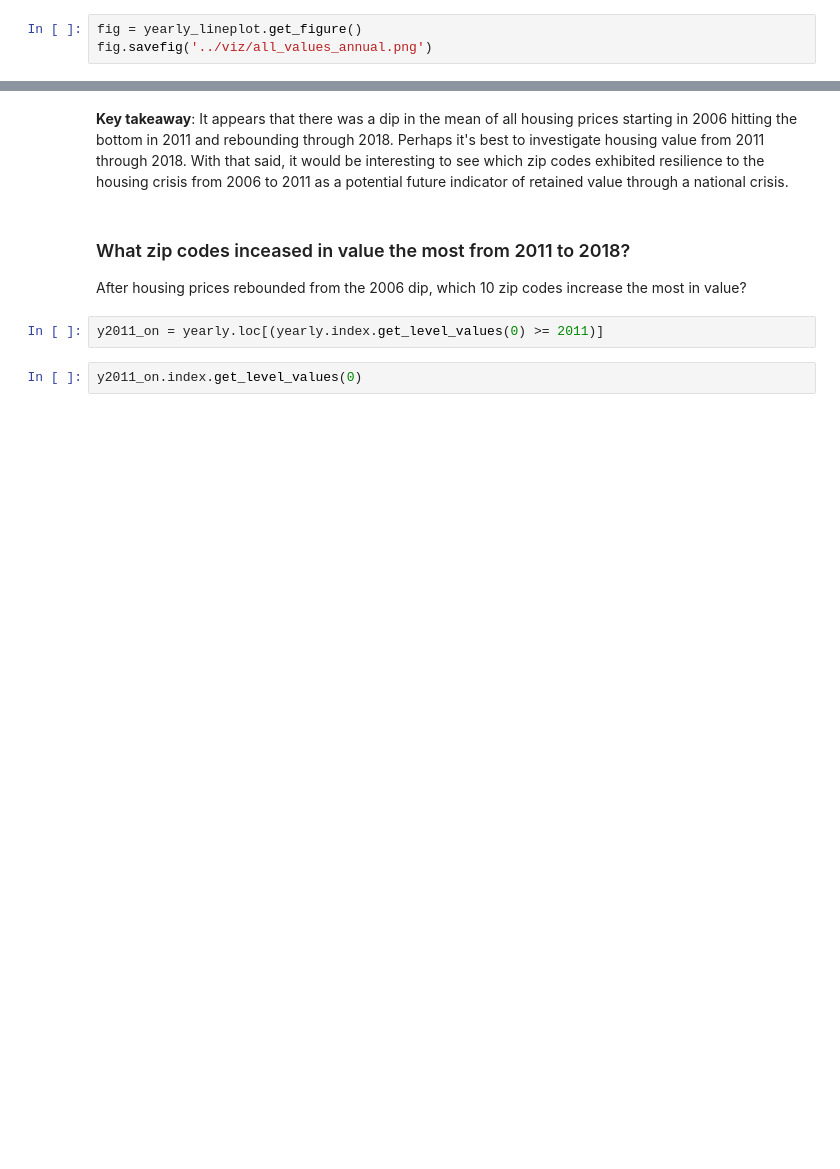
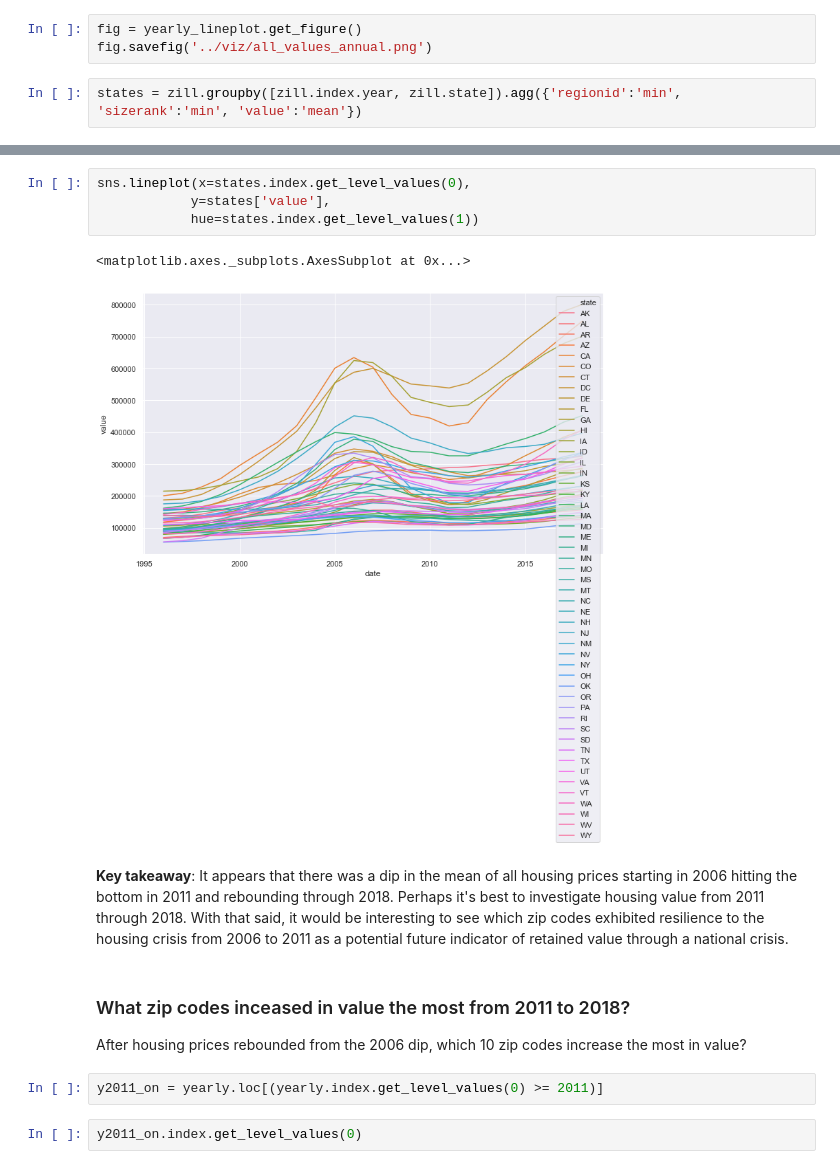
Before and after one commit to Joe-Bit-lab/mod4, a Jupyter notebook: Step01_Data_Cleaning/step01b_exploratory_data_analysis_v2.ipynb, the cells around one changed output, grey strips where cells are left out. Drawn from its saved outputs; the diff is of its cells as text; blank space fills up the shorter version.

```diff
--- a/Step01_Data_Cleaning/step01b_exploratory_data_analysis_v2.ipynb
+++ b/Step01_Data_Cleaning/step01b_exploratory_data_analysis_v2.ipynb
@@ -291,3 +301,5 @@ yearly_lineplot = sns.lineplot(x = yearly.index.get_level_values(0),
 # %%
 fig = yearly_lineplot.get_figure()
 fig.savefig('../viz/all_values_annual.png')
+# %%
+states = zill.groupby([zill.index.year, zill.state]).agg({'regionid':'min', 'sizerank':'min', 'value':'mean'})
@@ -294,3 +330,10 @@ fig.savefig('../viz/all_values_annual.png')
+# %%
+sns.lineplot(x=states.index.get_level_values(0),
+            y=states['value'],
+            hue=states.index.get_level_values(1))
+# %% [output]
+<matplotlib.axes._subplots.AxesSubplot at 0x...>
+[figure, added]
 # %% [markdown]
 __Key takeaway__: It appears that there was a dip in the mean of all housing prices starting in 2006 hitting the bottom in 2011 and rebounding through 2018.  Perhaps it's best to investigate housing value from 2011 through 2018.  With that said, it would be interesting to see which zip codes exhibited resilience to the housing crisis from 2006 to 2011 as a potential future indicator of retained value through a national crisis.
 # %% [markdown]
```
Also changed, not shown: parts of 32 cells of this notebook.
